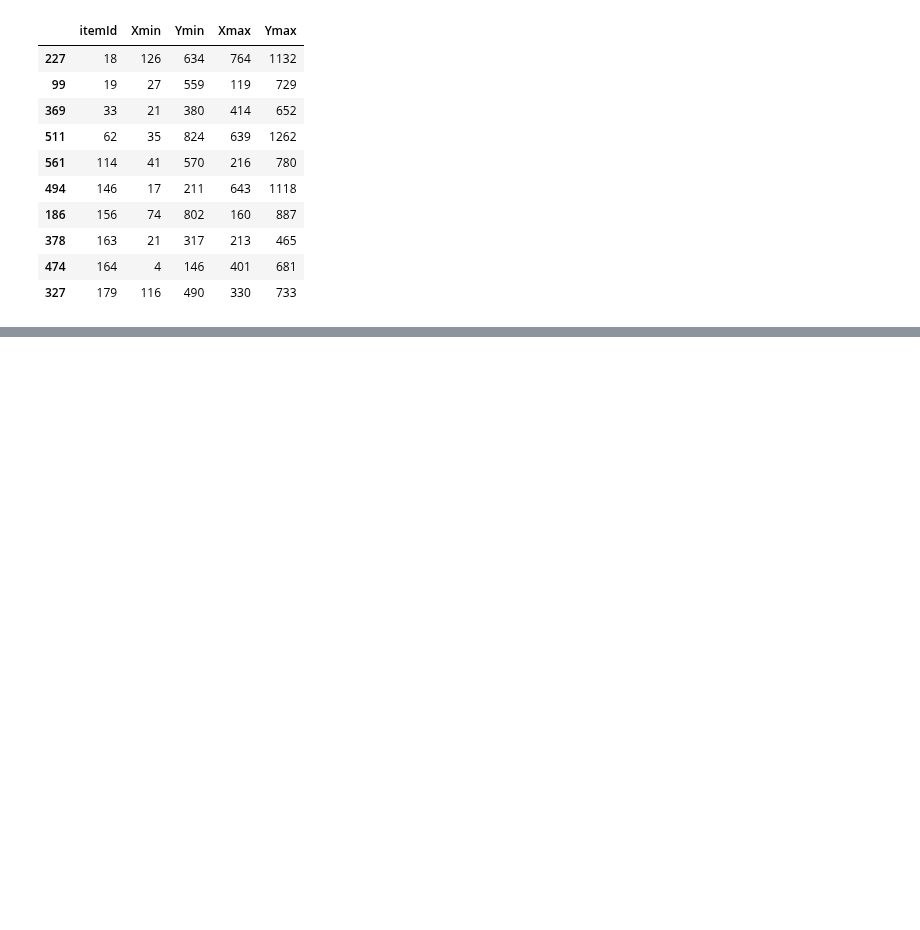
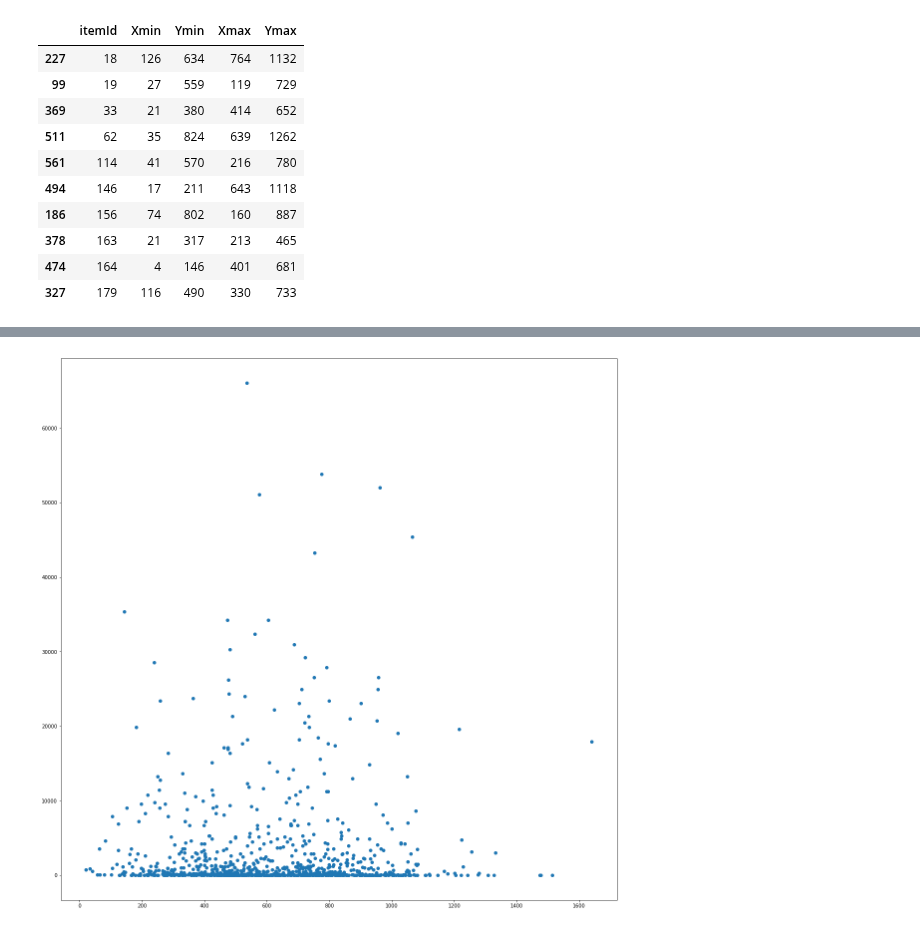
Before and after one commit to tyamgin/mlbootcamp, a Jupyter notebook: championship21/Untitled.ipynb, the cells around one changed output, grey strips where cells are left out. Cells and saved outputs as stored; diff of their text form; code cells hidden in the pictures; blank space fills up the shorter version.

```diff
--- a/championship21/Untitled.ipynb
+++ b/championship21/Untitled.ipynb
@@ -228,0 +478,5 @@ train_answers[(train_answers.Xmax_true - train_answers.Xmin_true > train_answers
+# %%
+model = MinMaxModel()
+model.fit(train, train_answers)
+tr_stat = model.predict(train).merge(train_answers, on=['itemId'])
+tr_stat.head()
@@ -228,0 +490,11 @@ train_answers[(train_answers.Xmax_true - train_answers.Xmin_true > train_answers
+# %%
+scores = tr_stat.apply(lambda x: pd.Series([x.itemId,\
+                         intersection_over_union([x.Xmin, x.Ymin, x.Xmax, x.Ymax, x.Xmin_true, x.Ymin_true, x.Xmax_true, x.Ymax_true])]\
+                                 , index=['itemId', 'score']), 1)
+tr_stat = tr_stat.merge(scores, on=['itemId'])
+# %%
+fig, axs = plt.subplots(1, 1, figsize=(20, 20))
+axs.scatter(tr_stat.Ymin_true, (tr_stat.Ymin_true - tr_stat.Ymin)**2)
+plt.show()
+# %% [output]
+[figure, added]
```
Also changed, not shown: parts of 44 cells of this notebook, 3 other files.
